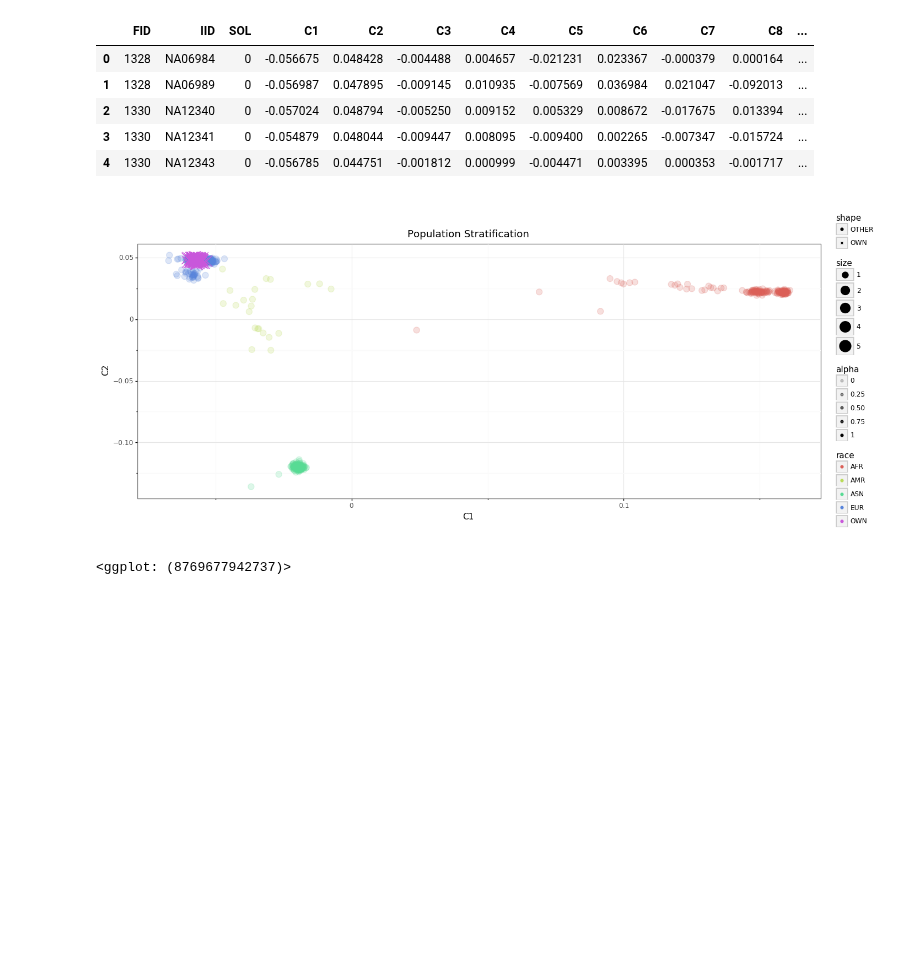
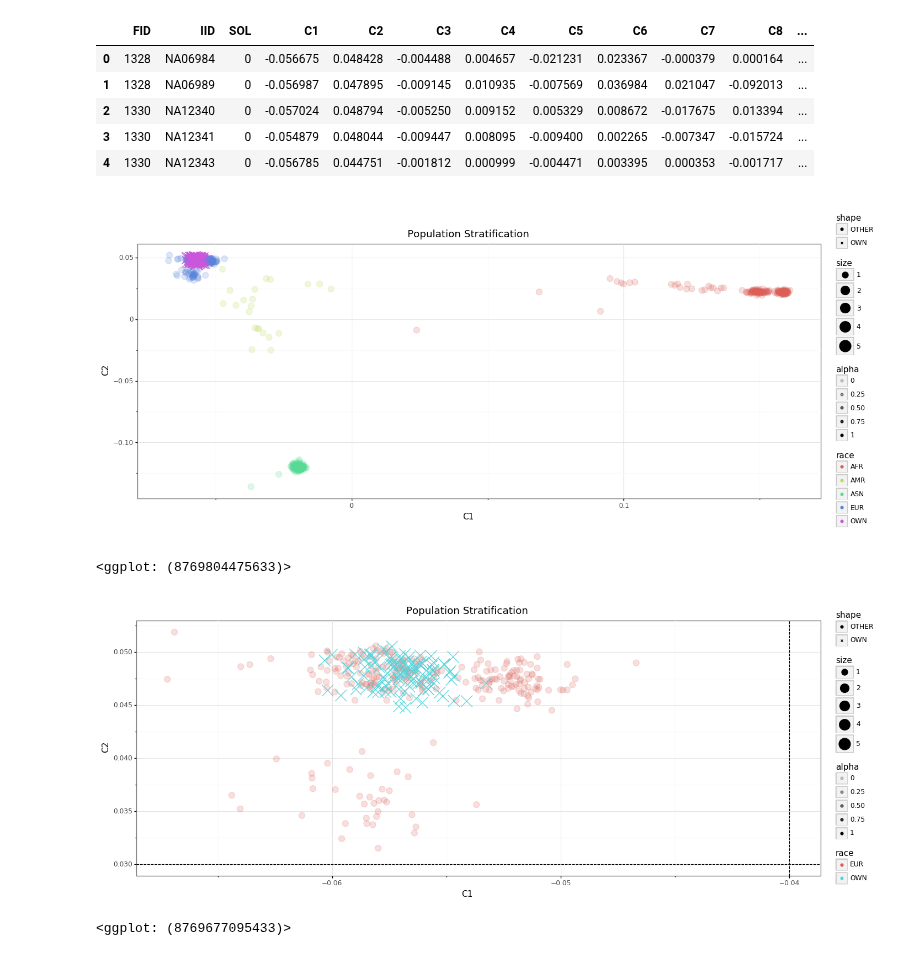
Before and after one commit to related-sciences/gwas-analysis, a Jupyter notebook: notebooks/tutorial/02-population-stratification/gwas-ps-plink.ipynb, the cells around one changed output. Cells and saved outputs as stored; diff of their text form; code cells hidden in the pictures; blank space fills up the shorter version.

Commit message:
Adding MDS plot zoom with filter thresholds

```diff
--- a/notebooks/tutorial/02-population-stratification/gwas-ps-plink.ipynb
+++ b/notebooks/tutorial/02-population-stratification/gwas-ps-plink.ipynb
@@ -558,23 +558,33 @@ df_mds.head()
 | 3 | 1330 | NA12341 | 0 | -0.054879 | 0.048044 | -0.009447 | 0.008095 | -0.009400 | 0.002265 | -0.007347 | -0.015724 | ... |
 | 4 | 1330 | NA12343 | 0 | -0.056785 | 0.044751 | -0.001812 | 0.000999 | -0.004471 | 0.003395 | 0.000353 | -0.001717 | ... |
 # %%
-(
-    pn.ggplot(
-        df_mds
-            .assign(alpha=lambda df: df['race'].apply(lambda v: 1 if v == 'OWN' else 0))
-            .assign(size=lambda df: df['race'].apply(lambda v: 5 if v == 'OWN' else 1))
-            .assign(shape=lambda df: df['race'].apply(lambda v: 'OWN' if v == 'OWN' else 'OTHER'))
-        ,
-        pn.aes(x='C1', y='C2', fill='race', color='race', shape='shape', alpha='alpha', size='size')
-    ) +
-    pn.geom_point() +
-    pn.scale_shape_manual(values=['o', 'x']) +
-    pn.scale_size_continuous(range=(4, 8)) +
-    pn.scale_alpha_continuous(range=(.2, 1)) +
-    pn.theme_bw() +
-    pn.labs(title='Population Stratification') +
-    pn.theme(figure_size=(16, 6))
-)
+def mds_plot(df):
+    return (
+        pn.ggplot(
+            df
+                .assign(alpha=lambda df: df['race'].apply(lambda v: 1 if v == 'OWN' else 0))
+                .assign(size=lambda df: df['race'].apply(lambda v: 5 if v == 'OWN' else 1))
+                .assign(shape=lambda df: df['race'].apply(lambda v: 'OWN' if v == 'OWN' else 'OTHER'))
+            ,
+            pn.aes(x='C1', y='C2', fill='race', color='race', shape='shape', alpha='alpha', size='size')
+        ) +
+        pn.geom_point() +
+        pn.scale_shape_manual(values=['o', 'x']) +
+        pn.scale_size_continuous(range=(4, 8)) +
+        pn.scale_alpha_continuous(range=(.2, 1)) +
+        pn.theme_bw() +
+        pn.labs(title='Population Stratification') +
+        pn.theme(figure_size=(16, 6))
+    )
+mds_plot(df_mds)
 # %% [output]
 [figure]
-<ggplot: (8769677942737)>
+<ggplot: (8769804475633)>
+# %%
+# Zoom in on OWN + EUR populations and show proposed tutorial filter thresholds
+mds_plot(df_mds.pipe(lambda df: df[df['race'].isin(['OWN', 'EUR'])])) + \
+    pn.geom_hline(yintercept=.03, linetype='--') +  \
+    pn.geom_vline(xintercept=-.04, linetype='--')
+# %% [output]
+[figure, added]
+<ggplot: (8769677095433)>
```
